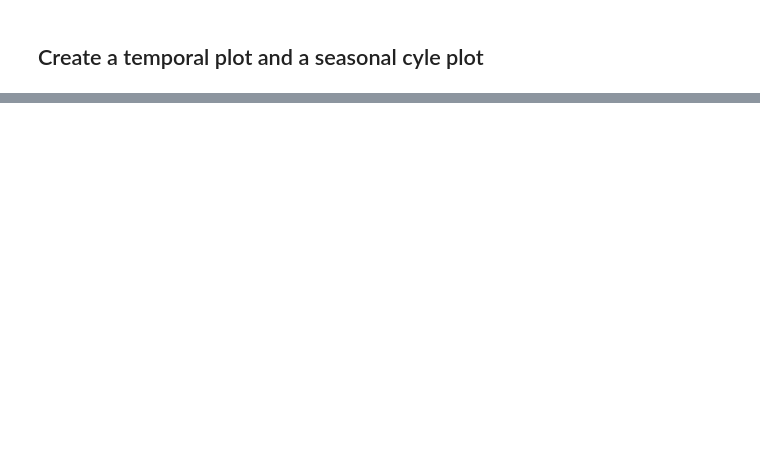
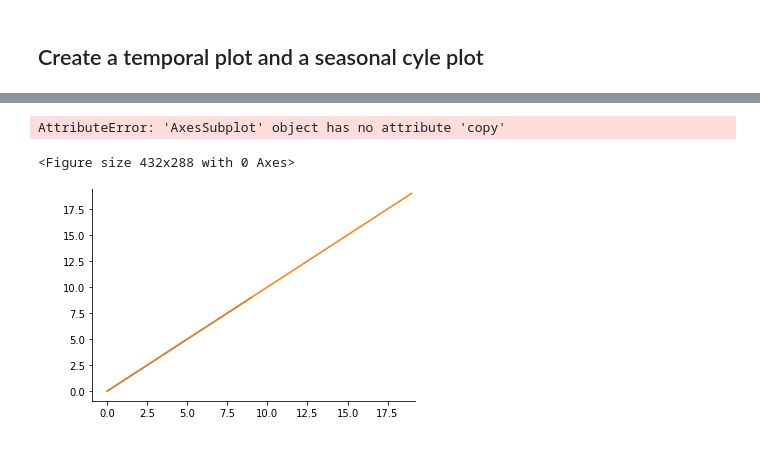
Before and after one commit to nilsnevertree/ApothermGroupProject, a Jupyter notebook: AmocTotalTransport.ipynb, the cells around one changed output, grey strips where cells are left out. Saved outputs shown, nothing was run; the diff lists cells and outputs as text; code cells hidden in the pictures; blank space fills up the shorter version.

Commit message:
first draft of plot done

```diff
--- a/AmocTotalTransport.ipynb
+++ b/AmocTotalTransport.ipynb
@@ -287,0 +492,22 @@ ValueError: view limit minimum -46718.9409242505 is less than 1 and is an invali
+# %%
+import matplotlib.pyplot as plt
+
+fig1, ax = plt.subplots()
+ax.plot(range(10))
+ax.remove()
+ax.plot(range(20))
+fig2 = plt.figure()
+ax.figure=fig2
+fig2.axes.append(ax)
+fig2.add_axes(ax)
+ax2 = ax.copy()
+dummy = fig2.add_subplot(111)
+ax.set_position(dummy.get_position())
+dummy.remove()
+plt.close(fig1)
+
+fig2.show()
+# %% [output]
+AttributeError: 'AxesSubplot' object has no attribute 'copy'
+<Figure size 432x288 with 0 Axes>
+[figure, added]
```
Also changed, not shown: parts of 10 cells of this notebook.
